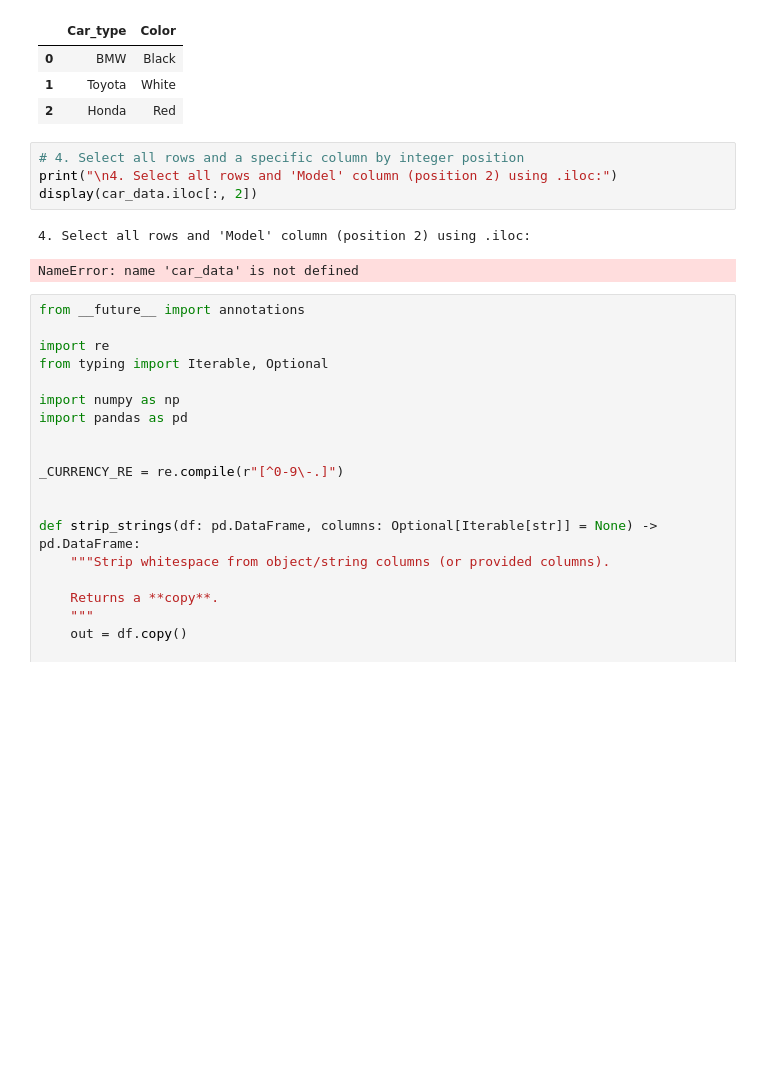
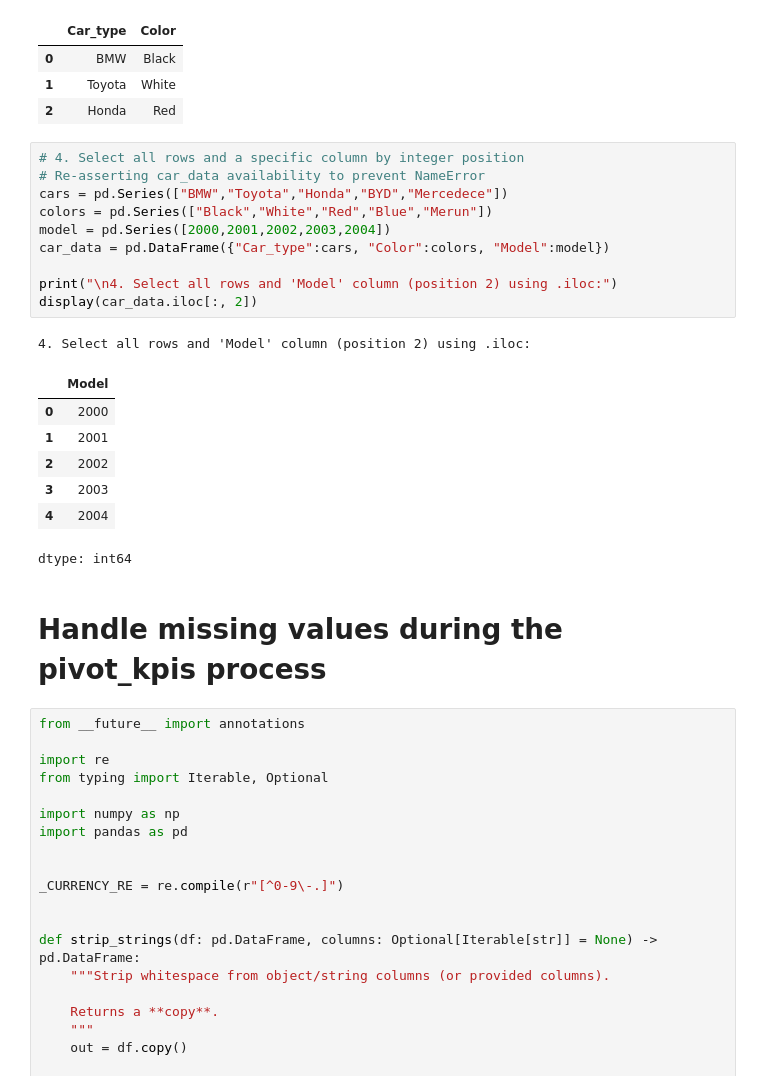
Before and after one commit to omarfarukcse/Machine-learning, a Jupyter notebook: Pandas_Practice.ipynb, the cells around one changed output. Drawn from its saved outputs; the diff is of its cells as text; blank space fills up the shorter version.

```diff
--- a/Pandas_Practice.ipynb
+++ b/Pandas_Practice.ipynb
@@ -465,11 +465,25 @@ display(car_data.iloc[0:3, 0:2]) # Note: iloc slicing is exclusive of the end in
 | 2 | Honda | Red |
 # %%
 # 4. Select all rows and a specific column by integer position
+# Re-asserting car_data availability to prevent NameError
+cars = pd.Series(["BMW","Toyota","Honda","BYD","Mercedece"])
+colors = pd.Series(["Black","White","Red","Blue","Merun"])
+model = pd.Series([2000,2001,2002,2003,2004])
+car_data = pd.DataFrame({"Car_type":cars, "Color":colors, "Model":model})
+
 print("\n4. Select all rows and 'Model' column (position 2) using .iloc:")
 display(car_data.iloc[:, 2])
 # %% [output]
 4. Select all rows and 'Model' column (position 2) using .iloc:
+|  | Model |
+| 0 | 2000 |
+| 1 | 2001 |
+| 2 | 2002 |
+| 3 | 2003 |
+| 4 | 2004 |
-NameError: name 'car_data' is not defined
+dtype: int64
+# %% [markdown]
+# Handle missing values during the pivot_kpis process
 # %%
 from __future__ import annotations
 
```
Also changed, not shown: parts of 1 cell of this notebook.
